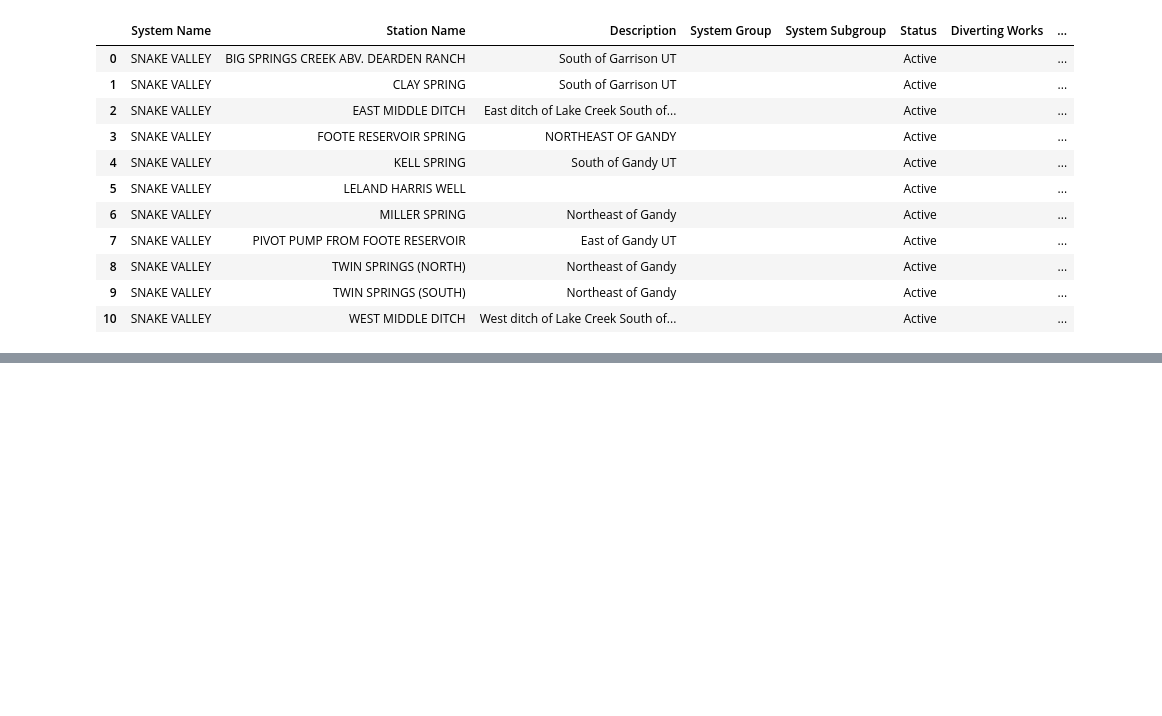
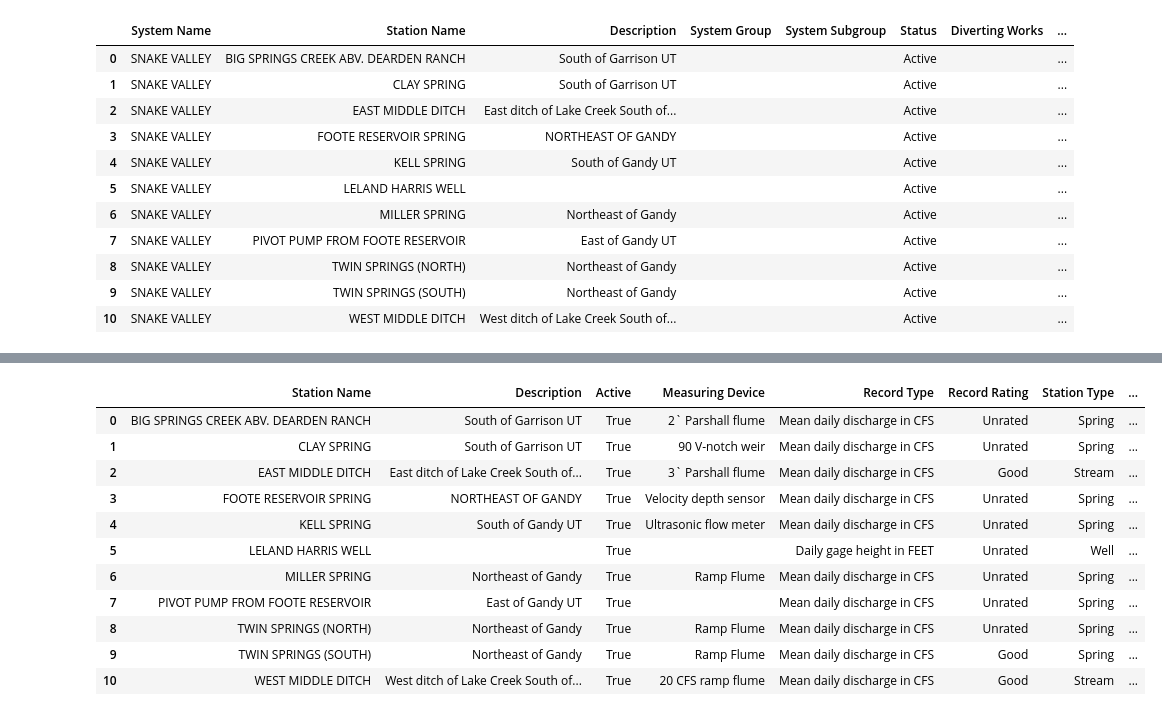
Before and after one commit to smaldonado24/Water_Records_ETL, a Jupyter notebook: Water_Records_ETL.ipynb, the cells around one changed output, grey strips where cells are left out. Drawn from its saved outputs; the diff is of its cells as text; code cells hidden in the pictures; blank space fills up the shorter version.

```diff
--- a/Water_Records_ETL.ipynb
+++ b/Water_Records_ETL.ipynb
@@ -161,0 +151,23 @@ stations_df_drop
+# %%
+stations_df_drop.rename(columns={'Status': 'Active'}, inplace=True)
+# %%
+stations_df_drop[['Start Period', 'End Period']] = stations_df_drop[['Start Period', 'End Period']].astype(int)
+# %%
+stations_df_cleaned = stations_df_drop.drop(columns=['System Name'])
+# %%
+stations_df_cleaned['Station Id'] = ['9569', '9572', '9570', '9595', '9573', '10318', '9600', '9574', '9599', '9589', '9571']
+# %%
+stations_df_cleaned
+# %% [output]
+|  | Station Name | Description | Active | Measuring Device | Record Type | Record Rating | Station Type | ... |
+| 0 | BIG SPRINGS CREEK ABV. DEARDEN RANCH | South of Garrison UT | True | 2` Parshall flume | Mean daily discharge in CFS | Unrated | Spring | ... |
+| 1 | CLAY SPRING | South of Garrison UT | True | 90 V-notch weir | Mean daily discharge in CFS | Unrated | Spring | ... |
+| 2 | EAST MIDDLE DITCH | East ditch of Lake Creek South of... | True | 3` Parshall flume | Mean daily discharge in CFS | Good | Stream | ... |
+| 3 | FOOTE RESERVOIR SPRING | NORTHEAST OF GANDY | True | Velocity depth sensor | Mean daily discharge in CFS | Unrated | Spring | ... |
+| 4 | KELL SPRING | South of Gandy UT | True | Ultrasonic flow meter | Mean daily discharge in CFS | Unrated | Spring | ... |
+| 5 | LELAND HARRIS WELL |  | True |  | Daily gage height in FEET | Unrated | Well | ... |
+| 6 | MILLER SPRING | Northeast of Gandy | True | Ramp Flume | Mean daily discharge in CFS | Unrated | Spring | ... |
+| 7 | PIVOT PUMP FROM FOOTE RESERVOIR | East of Gandy UT | True |  | Mean daily discharge in CFS | Unrated | Spring | ... |
+| 8 | TWIN SPRINGS (NORTH) | Northeast of Gandy | True | Ramp Flume | Mean daily discharge in CFS | Unrated | Spring | ... |
+| 9 | TWIN SPRINGS (SOUTH) | Northeast of Gandy | True | Ramp Flume | Mean daily discharge in CFS | Good | Spring | ... |
+| 10 | WEST MIDDLE DITCH | West ditch of Lake Creek South of... | True | 20 CFS ramp flume | Mean daily discharge in CFS | Good | Stream | ... |
```
Also changed, not shown: parts of 7 cells of this notebook.
